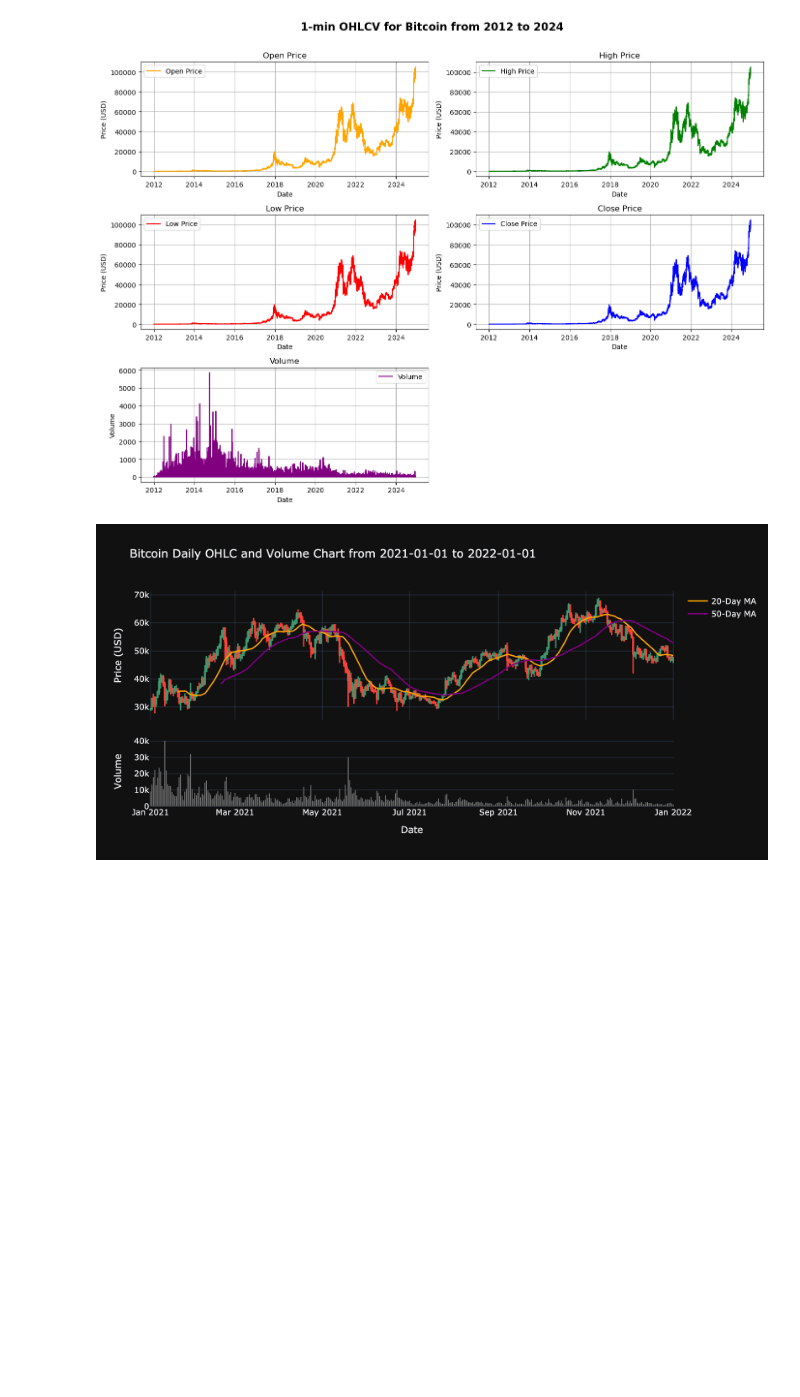
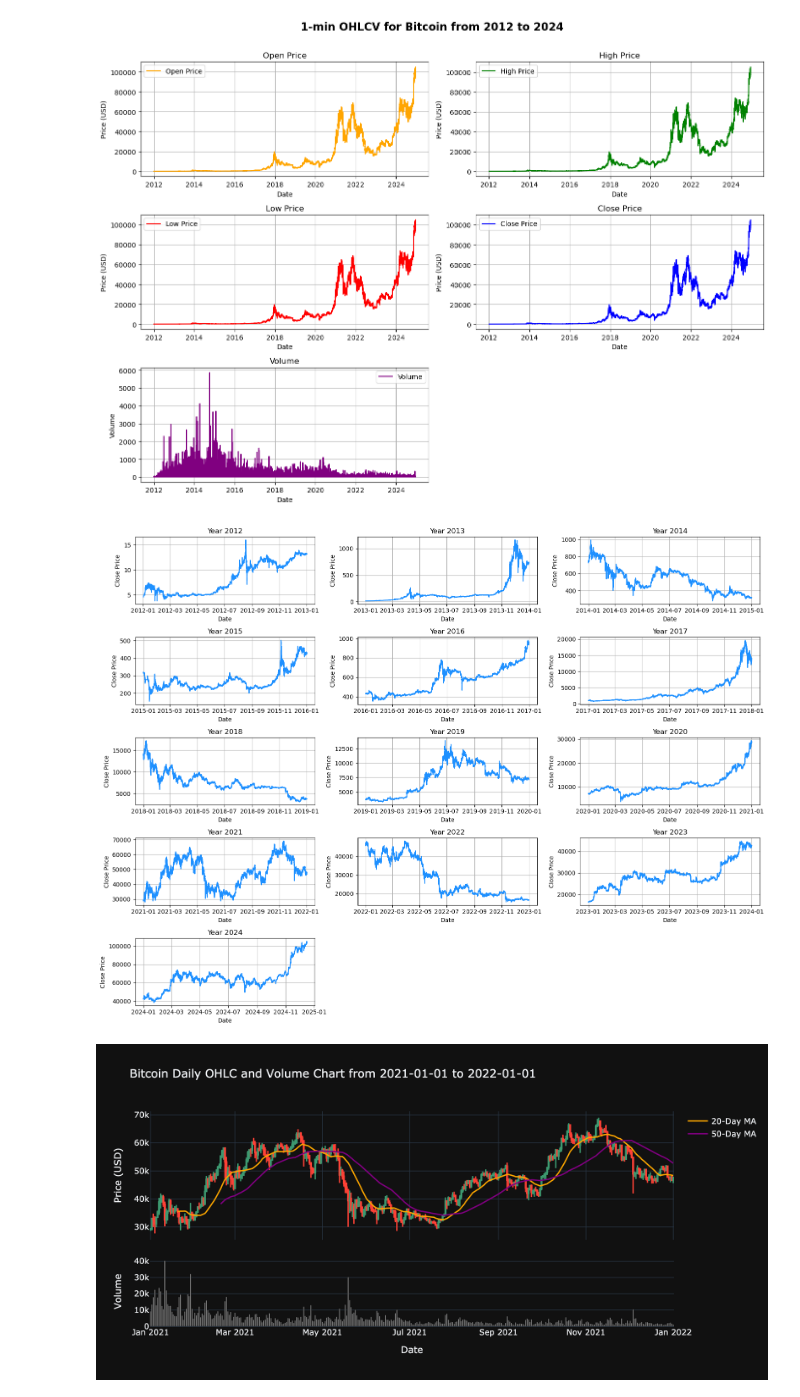
Before and after one commit to anthonymakarewicz/bitcoin-momentum-trading, a Jupyter notebook: main.ipynb, the cells around one changed output. Drawn from its saved outputs; the diff is of its cells as text; code cells hidden in the pictures; blank space fills up the shorter version.

```diff
--- a/main.ipynb
+++ b/main.ipynb
@@ -95,6 +101,61 @@ def plot_ohlcv(prices):
 plot_ohlcv(bitcoin_1min)
 # %% [output]
 [figure]
+# %%
+import polars as pl
+import matplotlib.pyplot as plt
+
+def plot_yearly_closing(prices):
+    """
+    Plots a grid of line plots showing Bitcoin closing prices for each year.
+
+    Args:
+        prices (pl.DataFrame): Polars DataFrame with 'Date' and 'Close' columns.
+    """
+
+    # Extract year from the Date column
+    prices = prices.with_columns(pl.col("Date").dt.year().alias("year"))
+
+    # Group by year and aggregate Date and Close columns
+    yearly_groups = prices.group_by("year").agg([
+        pl.col("Date").alias("dates"),
+        pl.col("Close").alias("close_prices")
+    ]).sort("year")
+
+    # Plotting parameters
+    n_years = len(yearly_groups)
+    n_cols = 3  # Number of columns in the grid
+    n_rows = (n_years // n_cols) + (n_years % n_cols > 0)  # Dynamically calculate rows
+
+    # Set up subplots
+    fig, axes = plt.subplots(n_rows, n_cols, figsize=(16, 12))
+    axes = axes.flatten()
+
+    # Plot each year's data
+    for i in range(n_years):
+        ax = axes[i]
+
+        # Access each row directly from the DataFrame
+        year = yearly_groups["year"][i]
+        dates = yearly_groups["dates"][i]
+        close_prices = yearly_groups["close_prices"][i]
+
+        ax.plot(dates, close_prices, color='dodgerblue')
+        ax.set_title(f"Year {year}")
+        ax.set_xlabel("Date")
+        ax.set_ylabel("Close Price")
+        ax.grid(True)
+
+    # Hide unused subplots (if any)
+    for i in range(n_years, len(axes)):
+        fig.delaxes(axes[i])
+
+    plt.tight_layout()
+    plt.show()
+
+plot_yearly_closing(bitcoin_1min)
+# %% [output]
+[figure, added]
 # %%
 from IPython.display import Image
 def plot_daily_candlesticks(prices, start, end=None):
```
Also changed, not shown: parts of 49 cells of this notebook.
